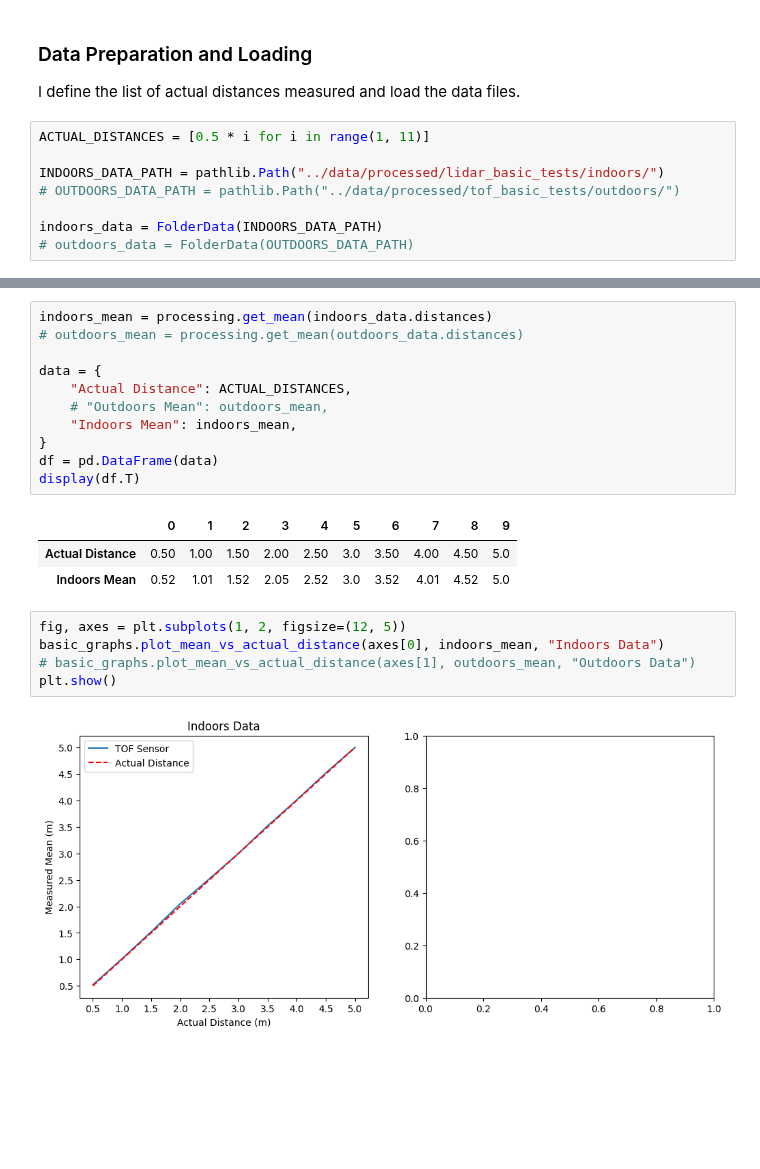
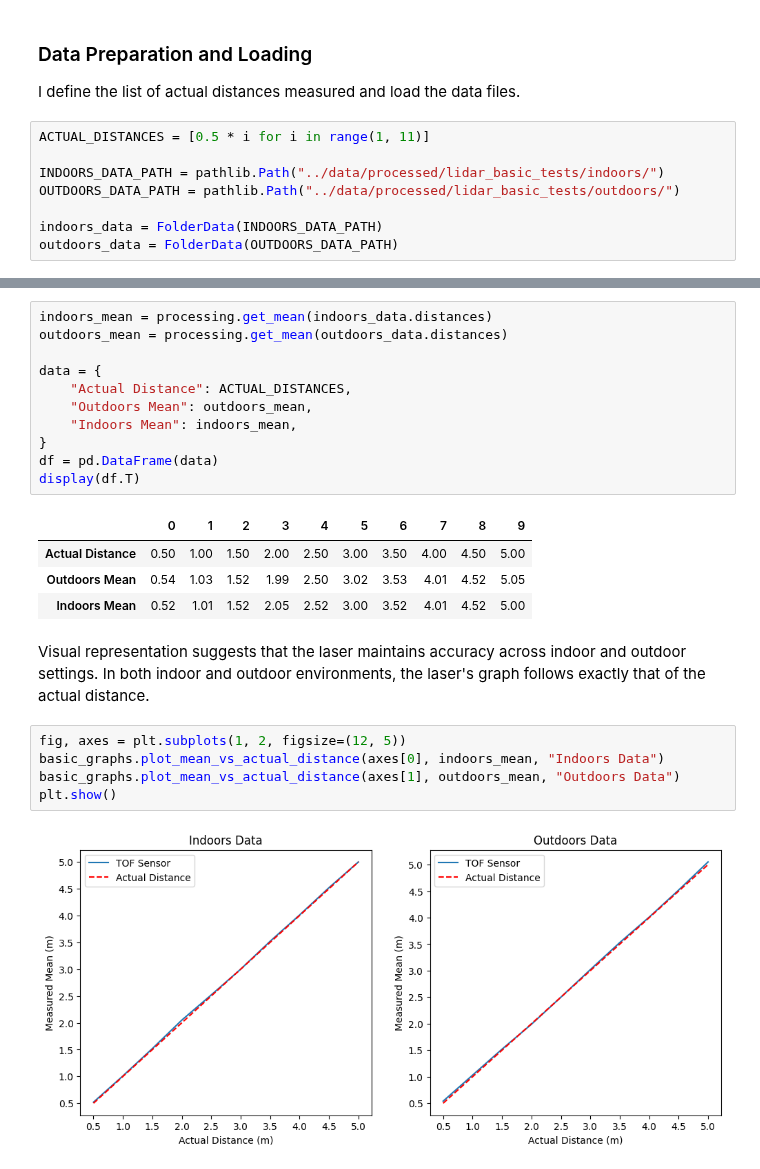
Before and after one commit to wuihee/cycling-safety-analysis, a Jupyter notebook: notebooks/LIDAR_Basic_Tests.ipynb, the cells around one changed output, grey strips where cells are left out. Saved outputs shown, nothing was run; the diff lists cells and outputs as text; blank space fills up the shorter version.

Commit message:
Updated data analysis

```diff
--- a/notebooks/LIDAR_Basic_Tests.ipynb
+++ b/notebooks/LIDAR_Basic_Tests.ipynb
@@ -69,10 +69,10 @@ I define the list of actual distances measured and load the data files.
 ACTUAL_DISTANCES = [0.5 * i for i in range(1, 11)]
 
 INDOORS_DATA_PATH = pathlib.Path("../data/processed/lidar_basic_tests/indoors/")
-# OUTDOORS_DATA_PATH = pathlib.Path("../data/processed/tof_basic_tests/outdoors/")
+OUTDOORS_DATA_PATH = pathlib.Path("../data/processed/lidar_basic_tests/outdoors/")
 
 indoors_data = FolderData(INDOORS_DATA_PATH)
-# outdoors_data = FolderData(OUTDOORS_DATA_PATH)
+outdoors_data = FolderData(OUTDOORS_DATA_PATH)
 # %% [markdown]
 ## Data Analysis
 
@@ -84,25 +84,28 @@ indoors_data = FolderData(INDOORS_DATA_PATH)
 # %%
 indoors_mean = processing.get_mean(indoors_data.distances)
-# outdoors_mean = processing.get_mean(outdoors_data.distances)
+outdoors_mean = processing.get_mean(outdoors_data.distances)
 
 data = {
     "Actual Distance": ACTUAL_DISTANCES,
-    # "Outdoors Mean": outdoors_mean,
+    "Outdoors Mean": outdoors_mean,
     "Indoors Mean": indoors_mean,
 }
 df = pd.DataFrame(data)
 display(df.T)
 # %% [output]
 |  | 0 | 1 | 2 | 3 | 4 | 5 | 6 | 7 | 8 | 9 |
-| Actual Distance | 0.50 | 1.00 | 1.50 | 2.00 | 2.50 | 3.0 | 3.50 | 4.00 | 4.50 | 5.0 |
-| Indoors Mean | 0.52 | 1.01 | 1.52 | 2.05 | 2.52 | 3.0 | 3.52 | 4.01 | 4.52 | 5.0 |
+| Actual Distance | 0.50 | 1.00 | 1.50 | 2.00 | 2.50 | 3.00 | 3.50 | 4.00 | 4.50 | 5.00 |
+| Outdoors Mean | 0.54 | 1.03 | 1.52 | 1.99 | 2.50 | 3.02 | 3.53 | 4.01 | 4.52 | 5.05 |
+| Indoors Mean | 0.52 | 1.01 | 1.52 | 2.05 | 2.52 | 3.00 | 3.52 | 4.01 | 4.52 | 5.00 |
+# %% [markdown]
+Visual representation suggests that the laser maintains accuracy across indoor and outdoor settings. In both indoor and outdoor environments, the laser's graph follows exactly that of the actual distance.
 # %%
 fig, axes = plt.subplots(1, 2, figsize=(12, 5))
 basic_graphs.plot_mean_vs_actual_distance(axes[0], indoors_mean, "Indoors Data")
-# basic_graphs.plot_mean_vs_actual_distance(axes[1], outdoors_mean, "Outdoors Data")
+basic_graphs.plot_mean_vs_actual_distance(axes[1], outdoors_mean, "Outdoors Data")
 plt.show()
 # %% [output]
-[figure, old version]
+[figure, new version]
 # %% [markdown]
 ### Precision Assessment
 
```
Also changed, not shown: parts of 11 cells of this notebook, 2 other files.
